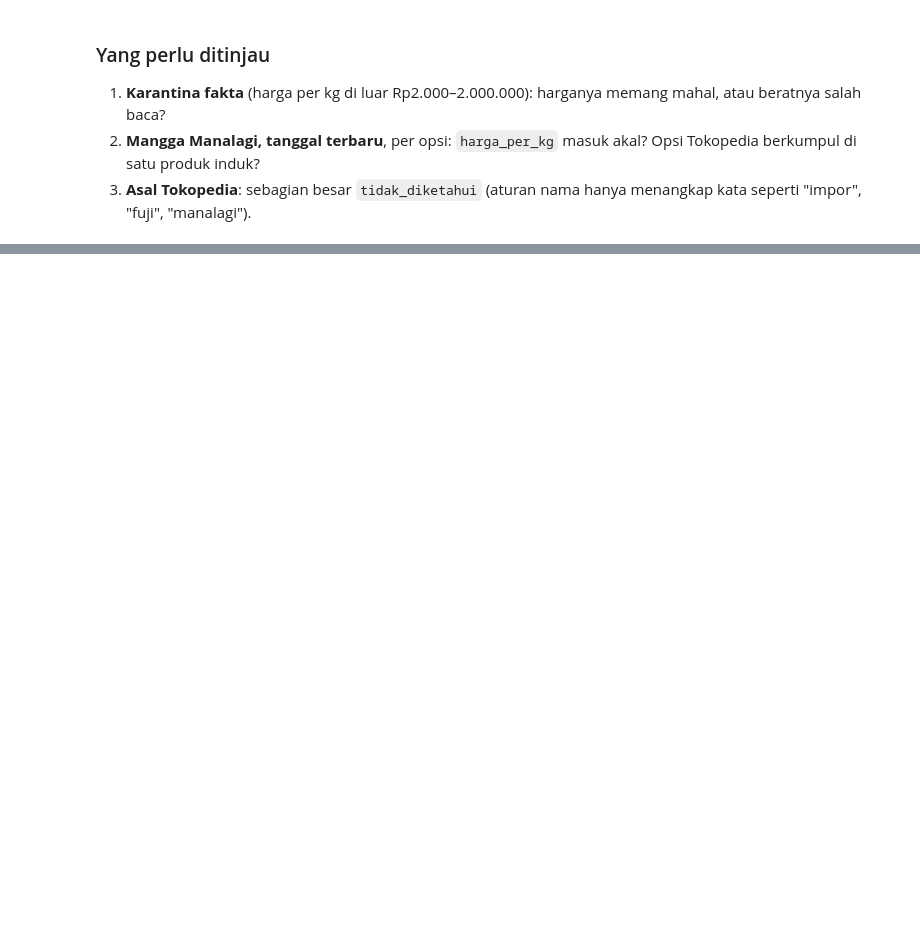
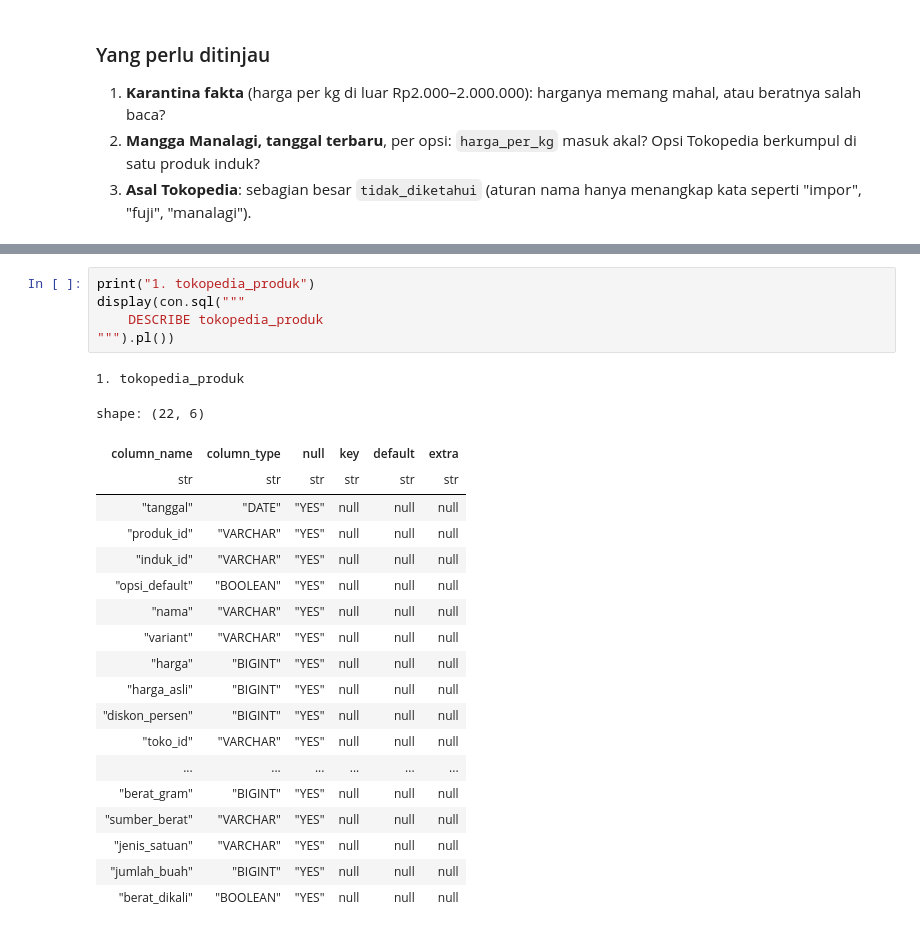
Before and after one commit to Daffwa/kebun_ibu, a Jupyter notebook: data-science/transform/transform.ipynb, the cells around one changed output, grey strips where cells are left out. Drawn from its saved outputs; the diff is of its cells as text; blank space fills up the shorter version.

```diff
--- a/data-science/transform/transform.ipynb
+++ b/data-science/transform/transform.ipynb
@@ -1006,0 +1187,26 @@ shape: (5, 3)
+# %%
+print("1. tokopedia_produk")
+display(con.sql("""
+    DESCRIBE tokopedia_produk
+""").pl())
+# %% [output]
+1. tokopedia_produk
+shape: (22, 6)
+| column_name | column_type | null | key | default | extra |
+| str | str | str | str | str | str |
+| "tanggal" | "DATE" | "YES" | null | null | null |
+| "produk_id" | "VARCHAR" | "YES" | null | null | null |
+| "induk_id" | "VARCHAR" | "YES" | null | null | null |
+| "opsi_default" | "BOOLEAN" | "YES" | null | null | null |
+| "nama" | "VARCHAR" | "YES" | null | null | null |
+| "variant" | "VARCHAR" | "YES" | null | null | null |
+| "harga" | "BIGINT" | "YES" | null | null | null |
+| "harga_asli" | "BIGINT" | "YES" | null | null | null |
+| "diskon_persen" | "BIGINT" | "YES" | null | null | null |
+| "toko_id" | "VARCHAR" | "YES" | null | null | null |
+| ... | ... | ... | ... | ... | ... |
+| "berat_gram" | "BIGINT" | "YES" | null | null | null |
+| "sumber_berat" | "VARCHAR" | "YES" | null | null | null |
+| "jenis_satuan" | "VARCHAR" | "YES" | null | null | null |
+| "jumlah_buah" | "BIGINT" | "YES" | null | null | null |
+| "berat_dikali" | "BOOLEAN" | "YES" | null | null | null |
```
Also changed, not shown: parts of 19 cells of this notebook, 6 other files.
